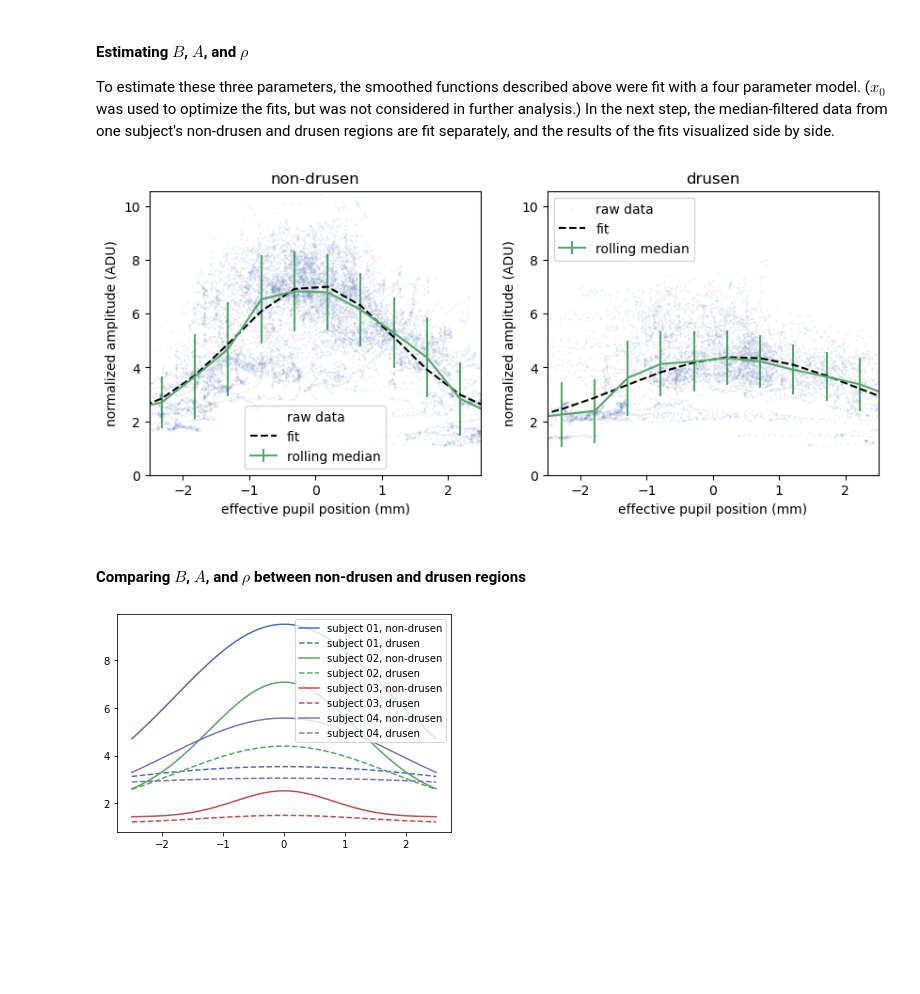
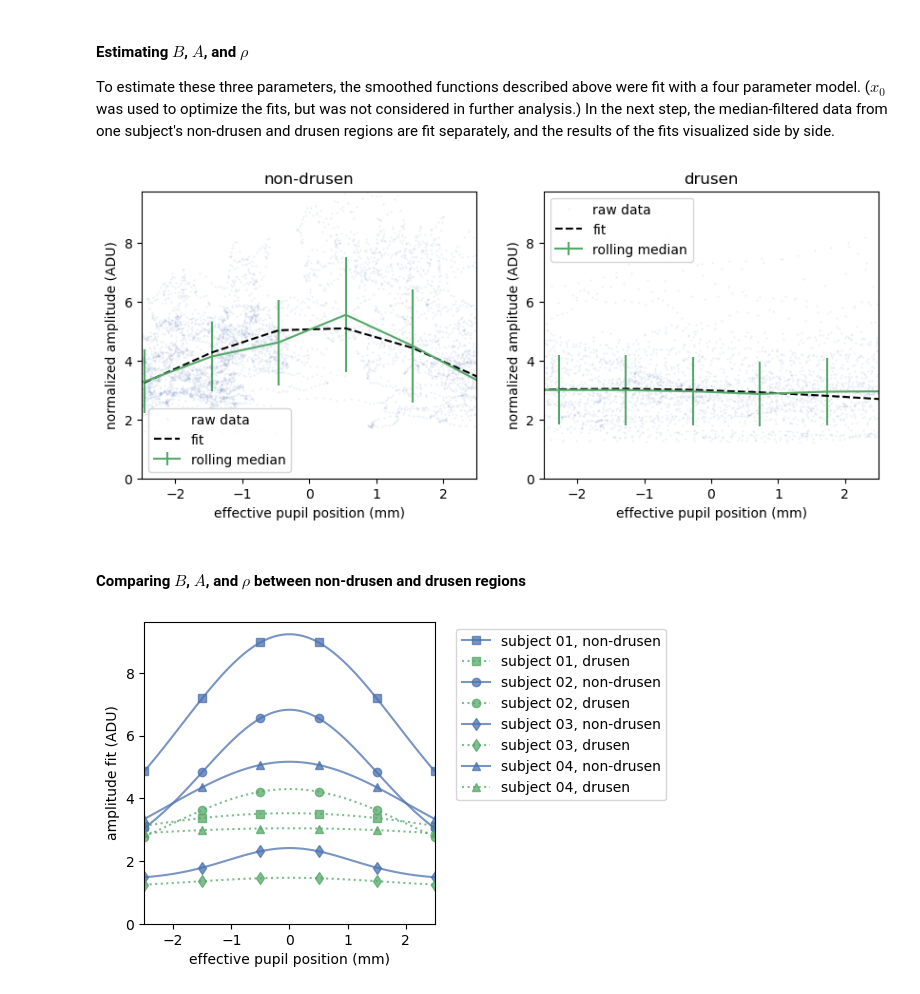
Before and after one commit to rjonnal/dOCT_drusen_example, a Jupyter notebook: dOCT_drusen_example.ipynb, the cells around one changed output. Cells and saved outputs as stored; diff of their text form; code cells hidden in the pictures; blank space fills up the shorter version.

Commit message:
more analysis in notebook; decided to use all subjects even though p-values are worse

```diff
--- a/dOCT_drusen_example.ipynb
+++ b/dOCT_drusen_example.ipynb
@@ -34,20 +34,22 @@ import numpy as np
 from matplotlib import pyplot as plt
 import os
 import scipy.optimize as spo
+import scipy.stats as sps
 
 plt.style.use('seaborn-deep')
 color_cycle = plt.rcParams['axes.prop_cycle'].by_key()['color']
+subject_markers = ['s','o','d','^']
 print_dpi = 300
 screen_dpi = 100
 figure_size = (5,4)
-pupil_position = 'p00'
+pupil_position = 'p01'
 subject_folder = './data/subject_02/'
 
 # load B-scan and convert to dB
 bscan_fn = os.path.join(subject_folder,'pupil_position_%s_average_bscan.npy'%pupil_position)
 bscan = np.load(bscan_fn)
 dB = 20*np.log10(bscan)
-clim = (55,80)
+clim = (55,85)
 
 # load IS/OS location
 isos_location_fn = os.path.join(subject_folder,'pupil_position_%s_isos_axial_location.npy'%pupil_position)
@@ -127,7 +129,7 @@ plt.show()
 
 While a clear dependence of IS/OS amplitude on angle of illumination is visible in the figure above, substantial variance at all angles makes the relationship difficult to appreciate visually. To improve visualization, a rolling average technique was employed. A window of width $5.0^\circ$ was stepped across the range of angles present in a subject's measurements, in increments of $2.0^\circ$, and the average amplitude and standard deviation of amplitude were recorded at each location. The result of this averaging is shown below.
 # %%
-def rolling_median(pupil_position,amp,window_width=1.0,step_size=0.5,diagnostics=False):
+def rolling_median(pupil_position,amp,window_width=2.0,step_size=1.0,diagnostics=False):
 
     # find the start and end angles
     t_start = np.min(pupil_position)
@@ -197,7 +199,7 @@ def fit_data_from_file(fn):
     fit_params = spo.curve_fit(gaussian,wc,amed)[0]
     return fit_params, x_mm, amp, wc, amed, std
 
-subject_folder='data/subject_02'
+subject_folder='data/subject_04'
 
 plt.figure(figsize=(figure_size[0]*2,figure_size[1]),dpi=screen_dpi)
 titles = ['non-drusen','drusen']
@@ -223,29 +225,45 @@ for idx,fn in enumerate(['directionality_raw_data_nondrusen_centered.npy','direc
 
 plt.savefig('figures/fitting_normal_drusen.png',dpi=print_dpi)
 # %% [output]
-[figure, old version]
+[figure, new version]
 # %% [markdown]
 #### Comparing $B$, $A$, and $\rho$ between non-drusen and drusen regions
 # %%
 subject_folders = ['data/subject_01', 'data/subject_02', 'data/subject_03', 'data/subject_04']
 drusen_labels = ['non-drusen','drusen']
 
 # positions to visualize fits:
 x_mm_fit = np.arange(-2.5,2.55,0.05)
 
-linestyles = ['-','--']
+linestyles = ['-',':']
+marker_alpha = 0.75
+
+B_grid = np.zeros((len(subject_folders),len(drusen_labels)))
+A_grid = np.zeros((len(subject_folders),len(drusen_labels)))
+rho_grid = np.zeros((len(subject_folders),len(drusen_labels)))
+plt.figure(figsize=(figure_size[0]*.75,figure_size[1]),dpi=screen_dpi)
 
 for subject_idx,subject_folder in enumerate(subject_folders):
     subject_label = os.path.split(subject_folder)[1].replace('_',' ')
     for drusen_idx,fn in enumerate(['directionality_raw_data_nondrusen_centered.npy','directionality_raw_data_drusen_centered.npy']):
         drusen_label = drusen_labels[drusen_idx]
         full_fn = os.path.join(subject_folder,fn)
         fit_params, x_mm, amp, wc, amed, std = fit_data_from_file(full_fn)
         B, A, rho, x0_mm = fit_params
         y_fit = gaussian(x_mm_fit, B, A, rho, 0.0)
-        plt.plot(x_mm_fit,y_fit,color=color_cycle[subject_idx],linestyle=linestyles[drusen_idx], label='%s, %s'%(subject_label,drusen_label))
+        plt.plot(x_mm_fit,y_fit,marker=subject_markers[subject_idx],alpha=marker_alpha,markevery=20,color=color_cycle[drusen_idx],linestyle=linestyles[drusen_idx], label='%s, %s'%(subject_label,drusen_label))
 
-plt.legend()
+        B_grid[subject_idx,drusen_idx] = B
+        A_grid[subject_idx,drusen_idx] = A
+        rho_grid[subject_idx,drusen_idx] = rho
+
+plt.gca().set_ylim(bottom=0)
+plt.xlim((-2.5,2.5))
+plt.xlabel('effective pupil position (mm)')
+plt.ylabel('amplitude fit (ADU)')
+
+
+plt.legend(bbox_to_anchor=(1.05, 1), loc='upper left')
 plt.show()
 # %% [output]
-[figure, old version]
+[figure, new version]
```
Also changed, not shown: parts of 3 cells of this notebook, 14 other files.
